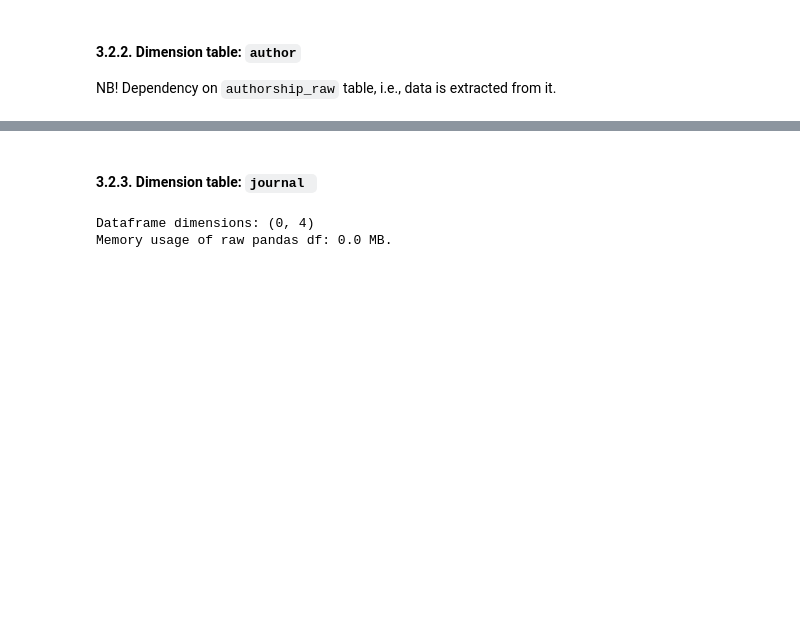
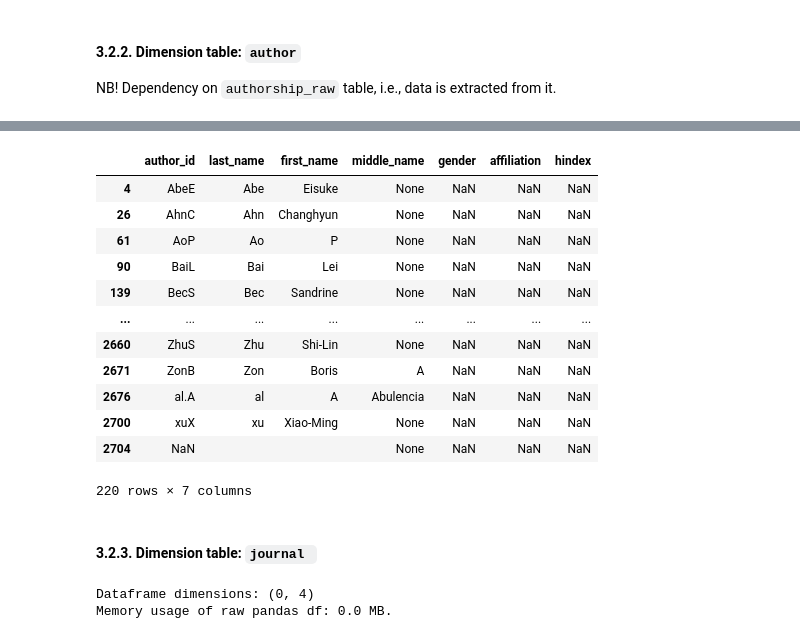
Before and after one commit to qetdr/research-data-pipeline, a Jupyter notebook: 0_DE_Project_RawToDWH.ipynb, the cells around one changed output, grey strips where cells are left out. Cells and saved outputs as stored; diff of their text form; code cells hidden in the pictures; blank space fills up the shorter version.

```diff
--- a/0_DE_Project_RawToDWH.ipynb
+++ b/0_DE_Project_RawToDWH.ipynb
@@ -326,3 +324,22 @@ Memory usage of raw pandas df: 0.8347568511962891 MB.
+# %%
+
+author[(author['last_name'].str.len() < 2)]
+
+# TO DO: NaN if len < 2 last or first
+# %% [output]
+|  | author_id | last_name | first_name | middle_name | gender | affiliation | hindex |
+| 4 | AbeE | Abe | Eisuke | None | NaN | NaN | NaN |
+| 26 | AhnC | Ahn | Changhyun | None | NaN | NaN | NaN |
+| 61 | AoP | Ao | P | None | NaN | NaN | NaN |
+| 90 | BaiL | Bai | Lei | None | NaN | NaN | NaN |
+| 139 | BecS | Bec | Sandrine | None | NaN | NaN | NaN |
+| ... | ... | ... | ... | ... | ... | ... | ... |
+| 2660 | ZhuS | Zhu | Shi-Lin | None | NaN | NaN | NaN |
+| 2671 | ZonB | Zon | Boris | A | NaN | NaN | NaN |
+| 2676 | al.A | al | A | Abulencia | NaN | NaN | NaN |
+| 2700 | xuX | xu | Xiao-Ming | None | NaN | NaN | NaN |
+| 2704 | NaN |  |  | None | NaN | NaN | NaN |
+220 rows × 7 columns
 # %% [markdown]
 #### 3.2.3. Dimension table: `journal `
 # %%
```
Also changed, not shown: parts of 12 cells of this notebook.
